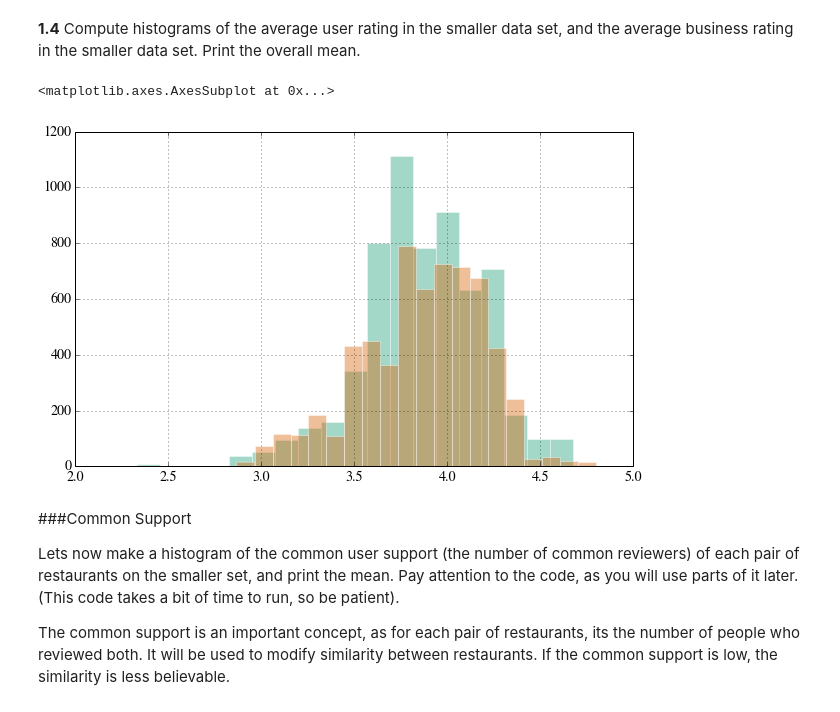
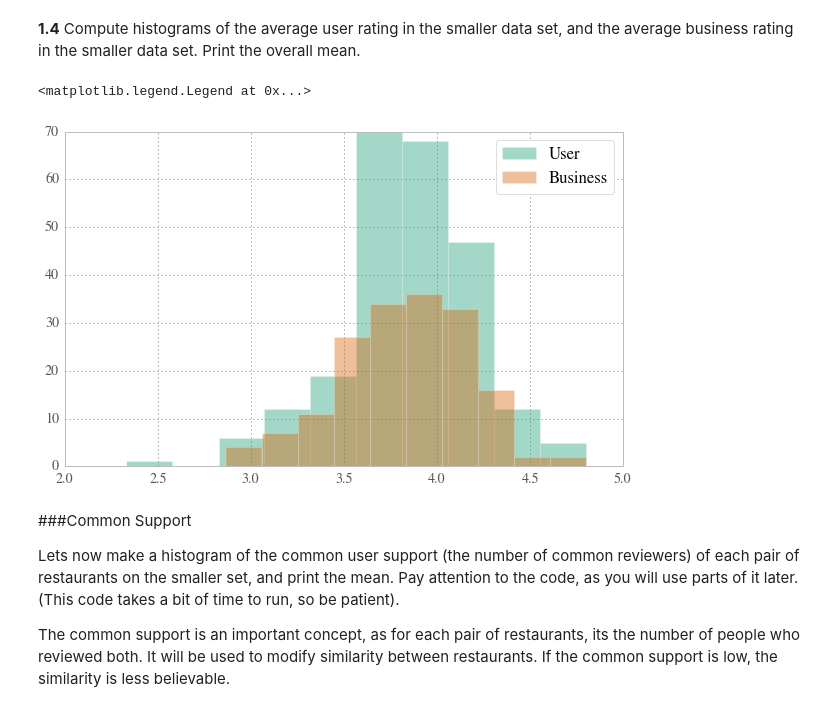
Before and after one commit to TomAugspurger/content, a Jupyter notebook: HW4.ipynb, the cells around one changed output. Drawn from its saved outputs; the diff is of its cells as text; code cells hidden in the pictures.

```diff
--- a/HW4.ipynb
+++ b/HW4.ipynb
@@ -265,9 +265,13 @@ def recompute_frame(ldf):
 Note that while this cut makes sure we have prolific users, the cut on businesses restores sparsity  by reducing the number of reviews per user.
 # %%
 #your code here
-big_business = by_business[by_business > 150]
-big_user = by_user[by_user > 60]
+business_counts = fulldf.groupby('business_id')['review_id'].count()
+user_counts = fulldf.groupby('user_id')['review_id'].count()
 
-smalldf = fulldf.query("business_id in big_business.index & user_id in big_user.index")
+big_business = business_counts[business_counts > 150]
+big_user = user_counts[user_counts > 60]
+
+smalldf = fulldf.query("business_id in @big_business.index"
+                       "& user_id in @big_user.index")
 
 smalldf = recompute_frame(smalldf)
@@ -287,11 +295,12 @@ Much more even. Business are still sparser and seem to have more reviews on aver
 **1.4** Compute histograms of the average user rating in the smaller data set, and the average business rating in the smaller data set. Print the overall mean.
 # %%
 #your code here
-smalldf.user_avg.hist(bins=20, label='Users', alpha=.4)
-smalldf.business_avg.hist(bins=20, label='Businesses', alpha=.4)
+smalldf.groupby('user_id')['stars'].mean().hist(alpha=.4, label='User')
+smalldf.groupby('business_id')['stars'].mean().hist(alpha=.4, label='Business')
+plt.legend()
 # %% [output]
-<matplotlib.axes.AxesSubplot at 0x...>
+<matplotlib.legend.Legend at 0x...>
-[figure, old version]
+[figure, new version]
 # %% [markdown]
 ###Common Support
 
```
Also changed, not shown: parts of 11 cells of this notebook, 1 other file.
